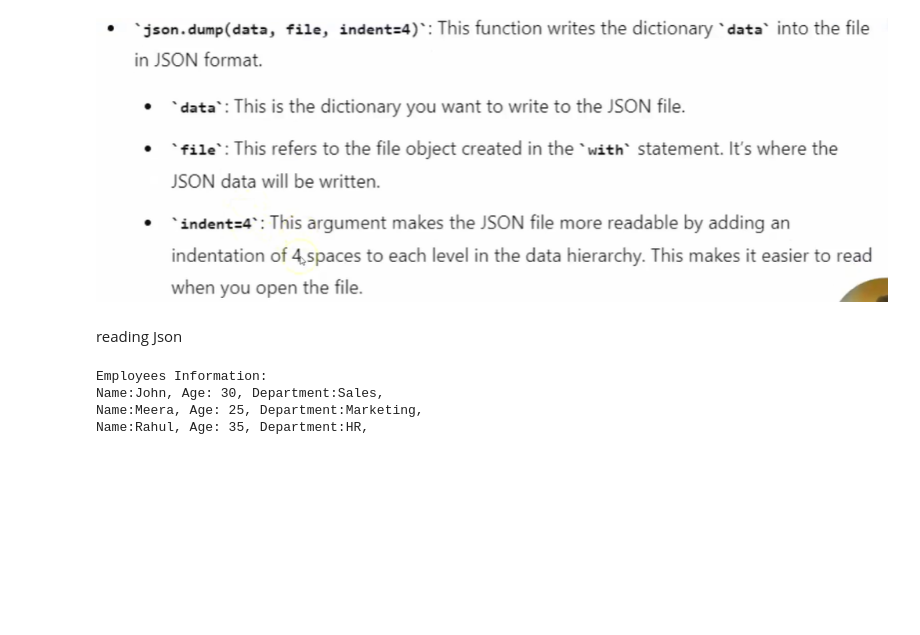
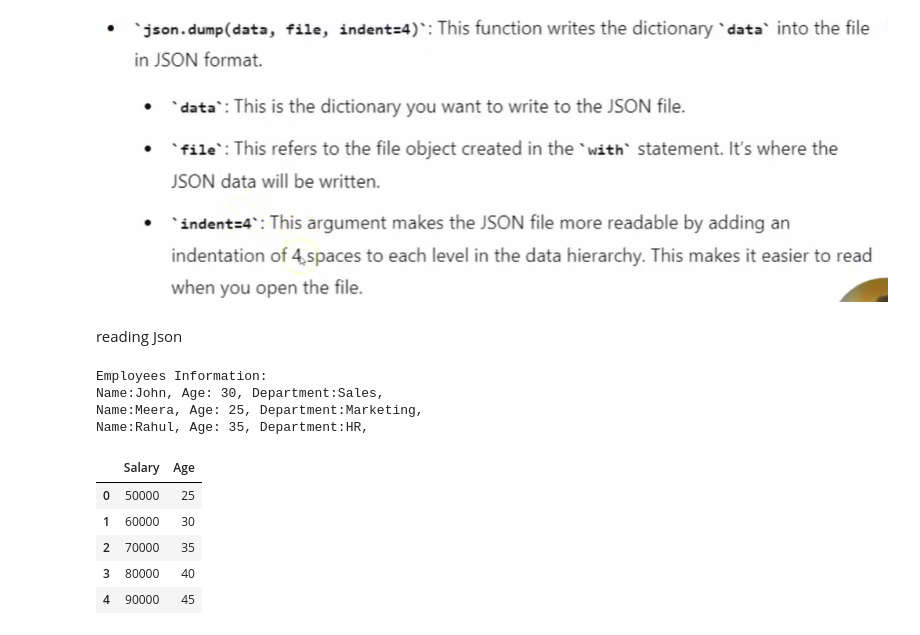
Before and after one commit to abhishekforever3-art/Polyglot-Data-Structures-Algorithms, a Jupyter notebook: python_project/Data Processing/Data_Wrangling_file_handiling.ipynb, the cells around one changed output. Drawn from its saved outputs; the diff is of its cells as text; code cells hidden in the pictures; blank space fills up the shorter version.

```diff
--- a/python_project/Data Processing/Data_Wrangling_file_handiling.ipynb
+++ b/python_project/Data Processing/Data_Wrangling_file_handiling.ipynb
@@ -200,3 +200,20 @@ Employees Information:
 Name:John, Age: 30, Department:Sales,
 Name:Meera, Age: 25, Department:Marketing,
 Name:Rahul, Age: 35, Department:HR,
+# %%
+import pandas as pd
+import numpy as np
+from sklearn.preprocessing import StandardScaler, MinMaxScaler
+
+numerical_data = pd.DataFrame({
+    'Salary': [50000, 60000, 70000, 80000, 90000],
+    'Age': [25, 30, 35, 40, 45]
+})
+numerical_data
+# %% [output]
+|  | Salary | Age |
+| 0 | 50000 | 25 |
+| 1 | 60000 | 30 |
+| 2 | 70000 | 35 |
+| 3 | 80000 | 40 |
+| 4 | 90000 | 45 |
```
Also changed, not shown: 2 other files.
